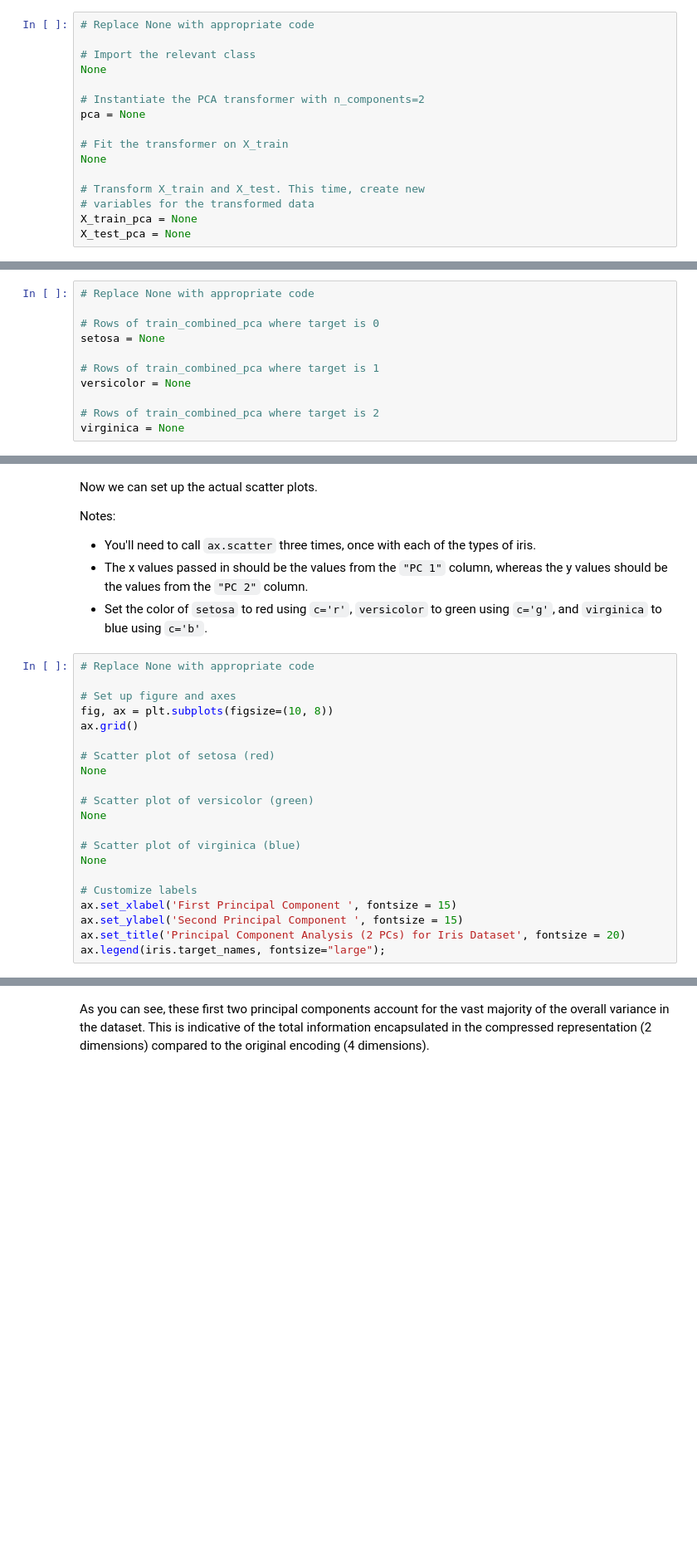
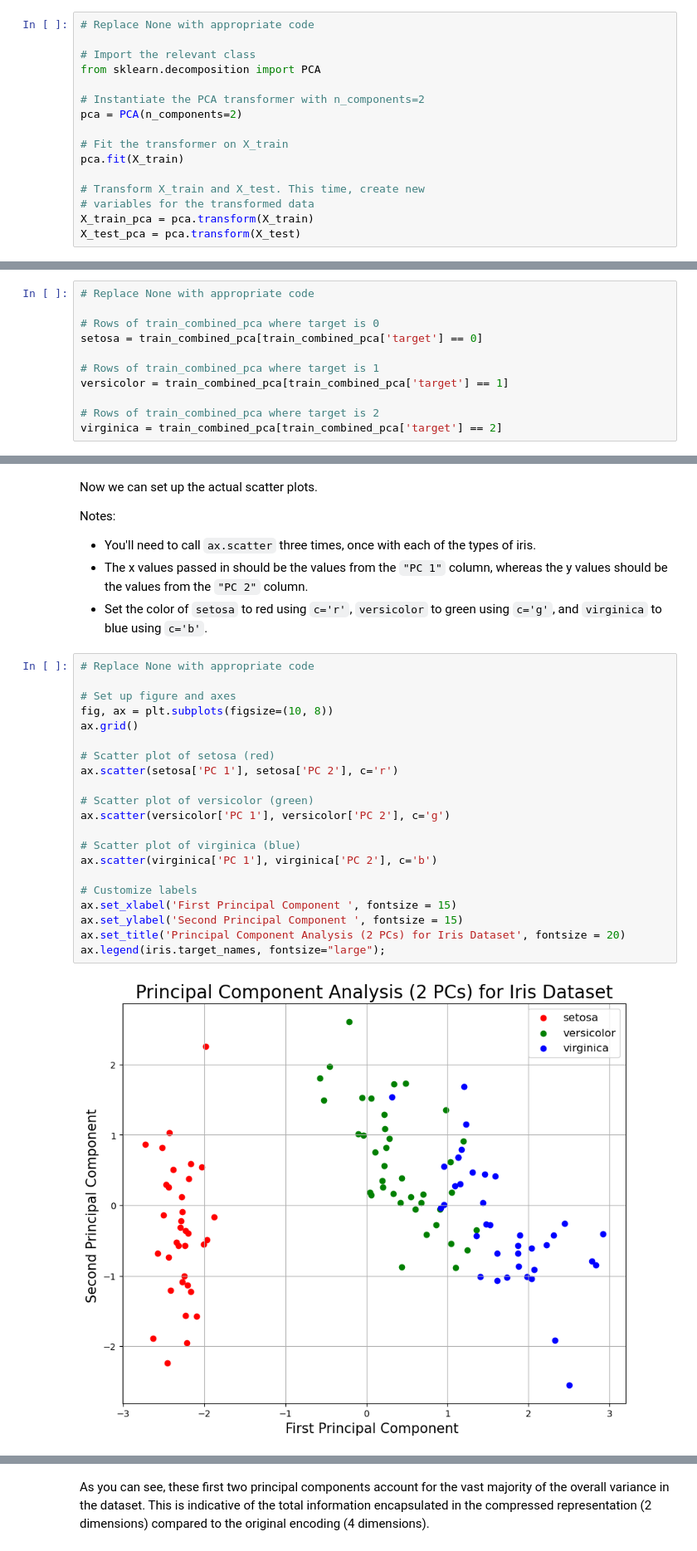
Before and after one commit to MarwaBrian/dsc-dimensionality-reduction-lab, a Jupyter notebook: index.ipynb, the cells around one changed output, grey strips where cells are left out. Shown: that part at 83% size. Saved outputs shown, nothing was run; the diff lists cells and outputs as text; blank space fills up the shorter version.

```diff
--- a/index.ipynb
+++ b/index.ipynb
@@ -238,18 +238,18 @@ We'll set `n_components` to `2`, meaning that we will only keep the first two pr
 # Replace None with appropriate code
 
 # Import the relevant class
-None
+from sklearn.decomposition import PCA
 
 # Instantiate the PCA transformer with n_components=2
-pca = None
+pca = PCA(n_components=2)
 
 # Fit the transformer on X_train
-None
+pca.fit(X_train)
 
 # Transform X_train and X_test. This time, create new
 # variables for the transformed data
-X_train_pca = None
-X_test_pca = None
+X_train_pca = pca.transform(X_train)
+X_test_pca = pca.transform(X_test)
 # %% [markdown]
 Now, our PCA-transformed X values should have the same number of rows as before, but a different number of columns:
 # %%
@@ -281,13 +295,13 @@ train_combined_pca
 # Replace None with appropriate code
 
 # Rows of train_combined_pca where target is 0
-setosa = None
+setosa = train_combined_pca[train_combined_pca['target'] == 0]
 
 # Rows of train_combined_pca where target is 1
-versicolor = None
+versicolor = train_combined_pca[train_combined_pca['target'] == 1]
 
 # Rows of train_combined_pca where target is 2
-virginica = None
+virginica = train_combined_pca[train_combined_pca['target'] == 2]
 # %% [markdown]
 The code below checks that the dataframes have the correct length:
 # %%
@@ -309,24 +323,26 @@ Notes:
 # %%
 # Replace None with appropriate code
 
 # Set up figure and axes
 fig, ax = plt.subplots(figsize=(10, 8))
 ax.grid()
 
 # Scatter plot of setosa (red)
-None
+ax.scatter(setosa['PC 1'], setosa['PC 2'], c='r')
 
 # Scatter plot of versicolor (green)
-None
+ax.scatter(versicolor['PC 1'], versicolor['PC 2'], c='g')
 
 # Scatter plot of virginica (blue)
-None
+ax.scatter(virginica['PC 1'], virginica['PC 2'], c='b')
 
 # Customize labels
 ax.set_xlabel('First Principal Component ', fontsize = 15)
 ax.set_ylabel('Second Principal Component ', fontsize = 15)
 ax.set_title('Principal Component Analysis (2 PCs) for Iris Dataset', fontsize = 20)
 ax.legend(iris.target_names, fontsize="large");
+# %% [output]
+[figure, added]
 # %% [markdown]
 ### Explained Variance
 
```
Also changed, not shown: parts of 7 cells of this notebook.
